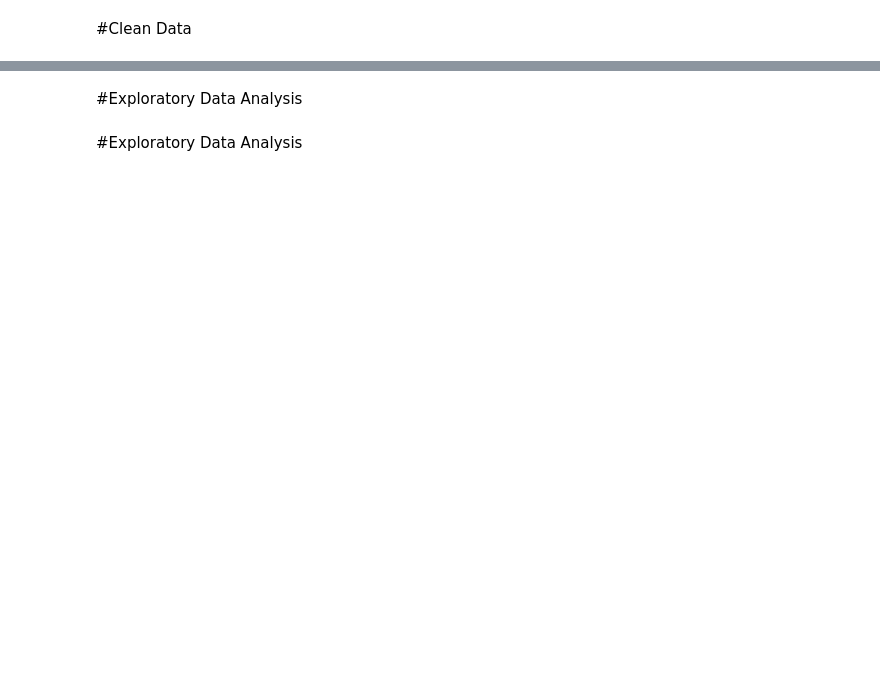
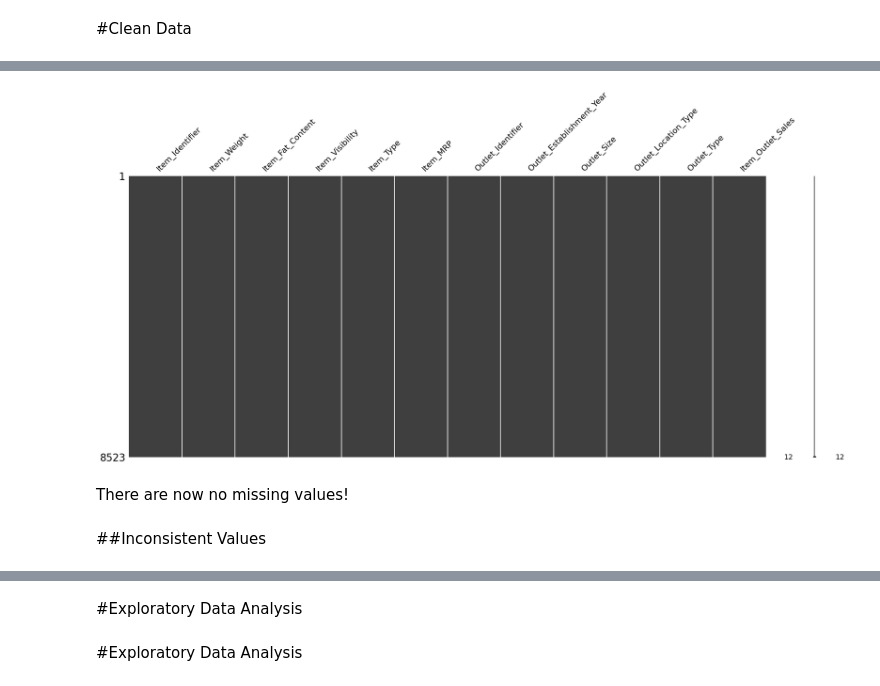
Before and after one commit to AshikSathiya/Prediction-of-Product-Sales, a Jupyter notebook: Prediction_of_Product_Sales.ipynb, the cells around one changed output, grey strips where cells are left out. Cells and saved outputs as stored; diff of their text form; code cells hidden in the pictures; blank space fills up the shorter version.

```diff
--- a/Prediction_of_Product_Sales.ipynb
+++ b/Prediction_of_Product_Sales.ipynb
@@ -9,0 +197,6 @@
+# %%
+# use the list of float columns to fill null values with 0.0
+df[float_cols] = df[float_cols].fillna(-1)
+df[float_cols].isna().sum()
+
+df
@@ -9,0 +237,4 @@
+# %%
+# save list of categorical column name.
+object_cols = df.select_dtypes('object').columns
+object_cols
@@ -9,0 +245,4 @@
+# %%
+# use the list of float columns to fill null values with "MISSING"
+df[object_cols] = df[object_cols].fillna("MISSING")
+df[object_cols].isna().sum()
@@ -9,0 +258,8 @@
+# %%
+msno.matrix(df);
+# %% [output]
+[figure, added]
+# %% [markdown]
+There are now no missing values!
+# %% [markdown]
+##Inconsistent Values
```
Also changed, not shown: parts of 31 cells of this notebook.
